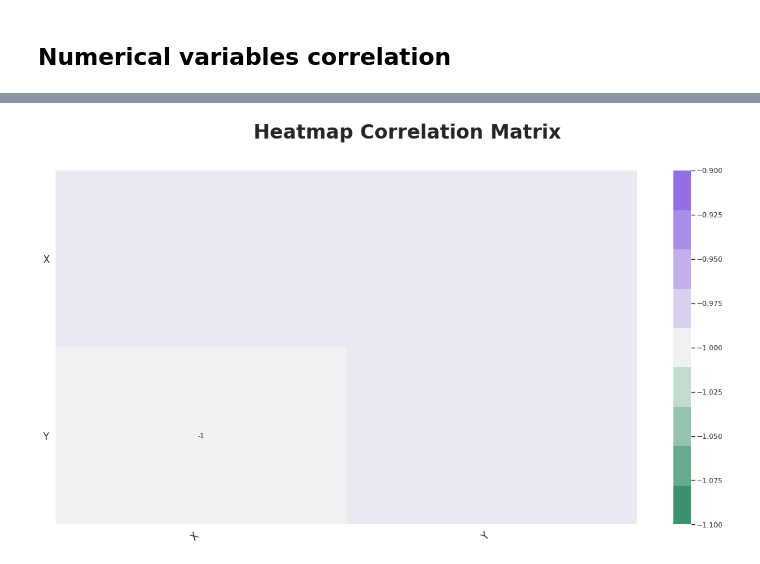
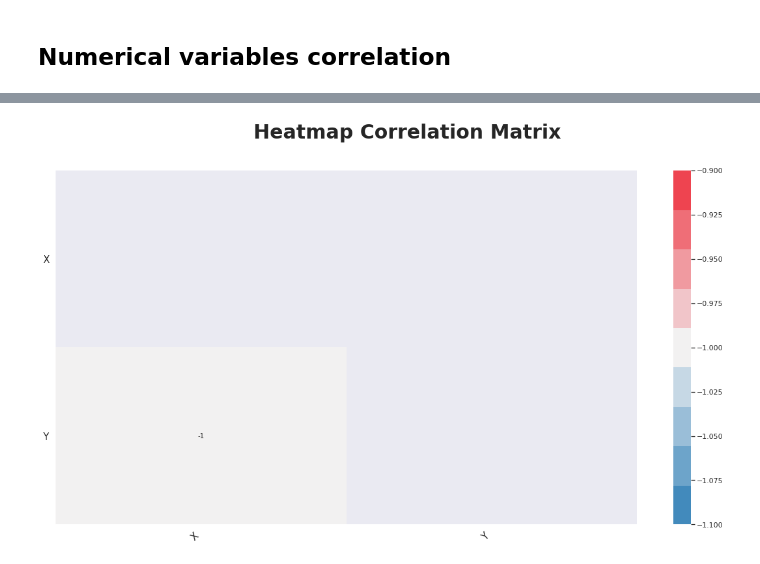
Before and after one commit to jesussantana/data_visualization_python, a Jupyter notebook: Module-1-Introduction/M1_T01_ Scatter_Plot.ipynb, the cells around one changed output, grey strips where cells are left out. Saved outputs shown, nothing was run; the diff lists cells and outputs as text; code cells hidden in the pictures.

```diff
--- a/Module-1-Introduction/M1_T01_ Scatter_Plot.ipynb
+++ b/Module-1-Introduction/M1_T01_ Scatter_Plot.ipynb
@@ -197,7 +190,7 @@ matrix = np.triu(corr)
 sns.heatmap(corr,
             annot=True,
             mask=matrix,
-            cmap=sns.diverging_palette(150, 275, s=80, l=55, n=9),
+            cmap=sns.diverging_palette(240, 10, s=80, l=55, n=9),
             annot_kws = {"size": 10})
 
 ax.set_xticklabels(
@@ -222,4 +214,4 @@ plt.savefig("reports/figures/Heatmap_Matrix_Correlations.png")
-[figure, old version]
+[figure, new version]
 # %%
 # Correlation graph for each numerical variable with Response variable
 # ==============================================================================
```
Also changed, not shown: parts of 5 cells of this notebook, 2 other files.
